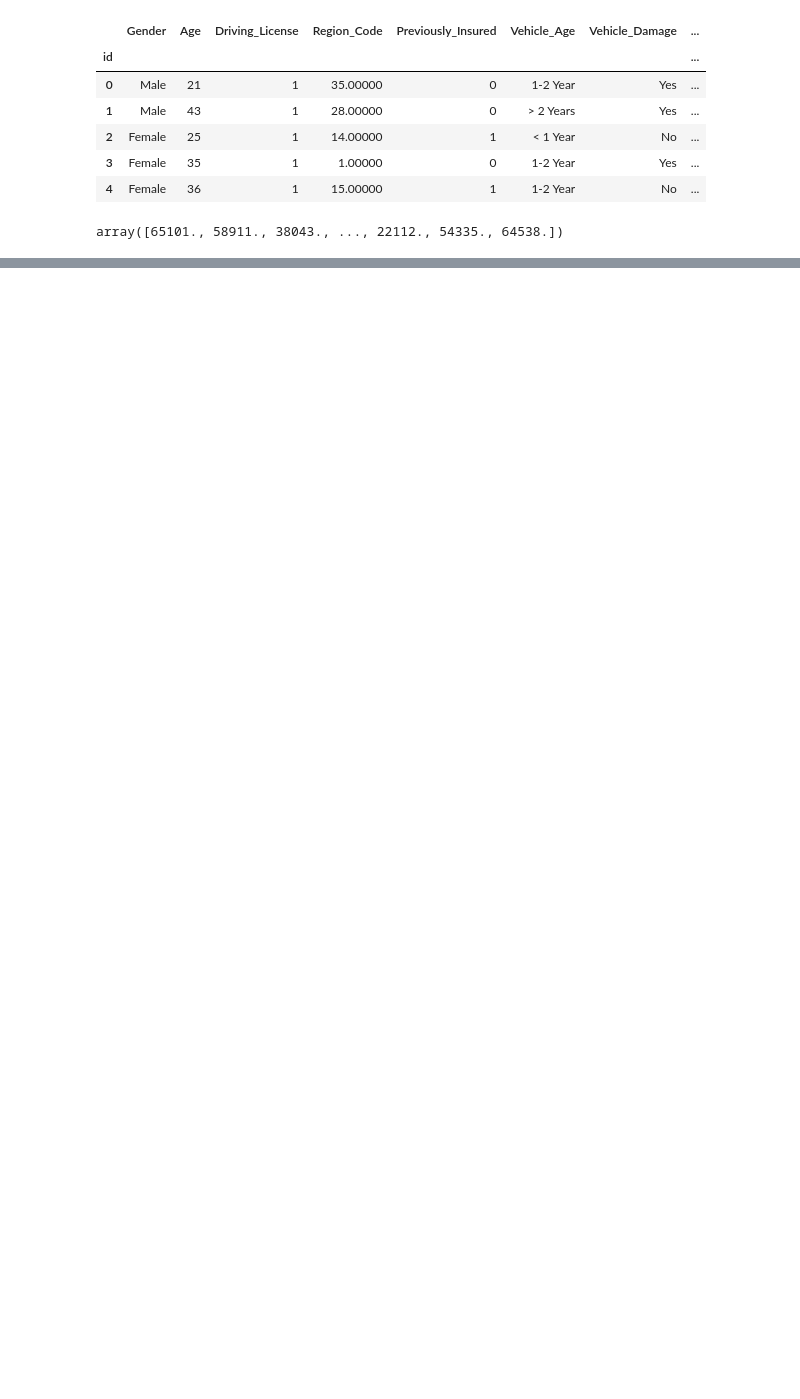
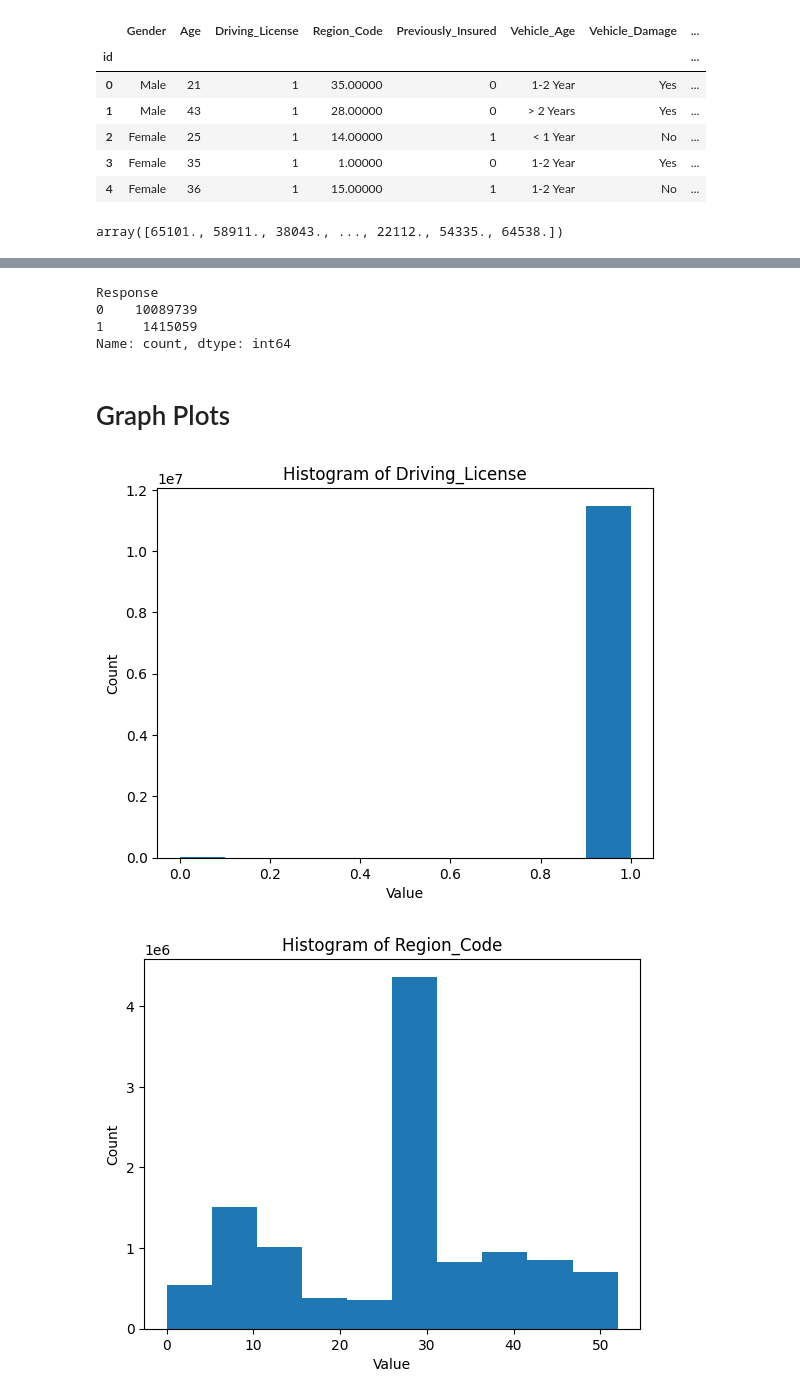
Before and after one commit to Viraj465/Machine-learning-projects, a Jupyter notebook: kaggleBinaryClassification.ipynb, the cells around one changed output, grey strips where cells are left out. Drawn from its saved outputs; the diff is of its cells as text; code cells hidden in the pictures; blank space fills up the shorter version.

```diff
--- a/kaggleBinaryClassification.ipynb
+++ b/kaggleBinaryClassification.ipynb
@@ -88,0 +108,21 @@ array([65101., 58911., 38043., ..., 22112., 54335., 64538.])
+# %%
+train_data['Response'].value_counts()
+# %% [output]
+Response
+0    10089739
+1     1415059
+Name: count, dtype: int64
+# %% [markdown]
+# Graph Plots
+# %%
+columns_to_plot = ['Driving_License', 'Region_Code', 'Policy_Sales_Channel',
+                   'Previously_Insured', 'Vintage']
+
+for column in columns_to_plot:
+    ax = train_data[column].plot(kind='hist', title=f"Histogram of {column}")
+    ax.set_xlabel('Value')
+    ax.set_ylabel('Count')
+    plt.show()
+# %% [output]
+[figure, added]
+[figure, added]
```
Also changed, not shown: parts of 45 cells of this notebook.
